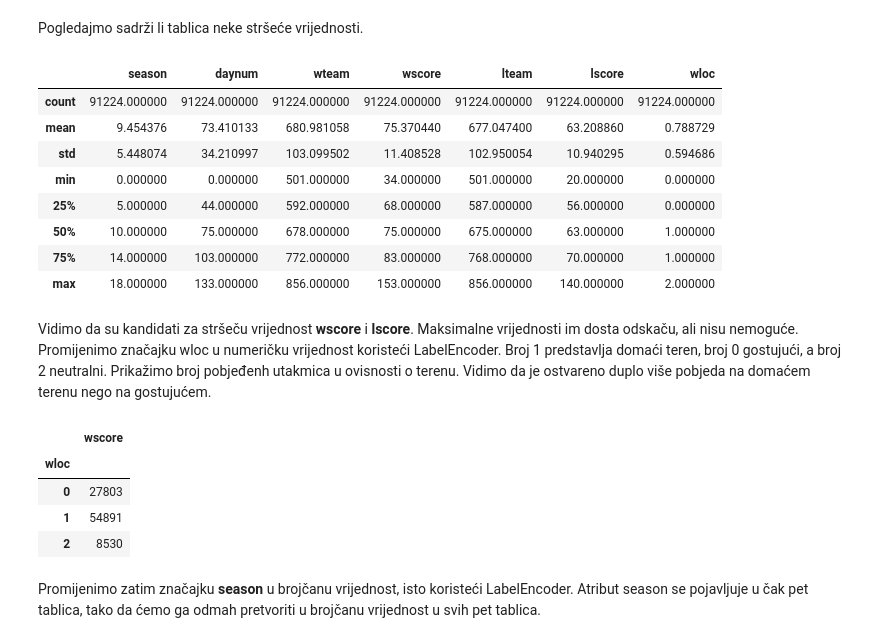
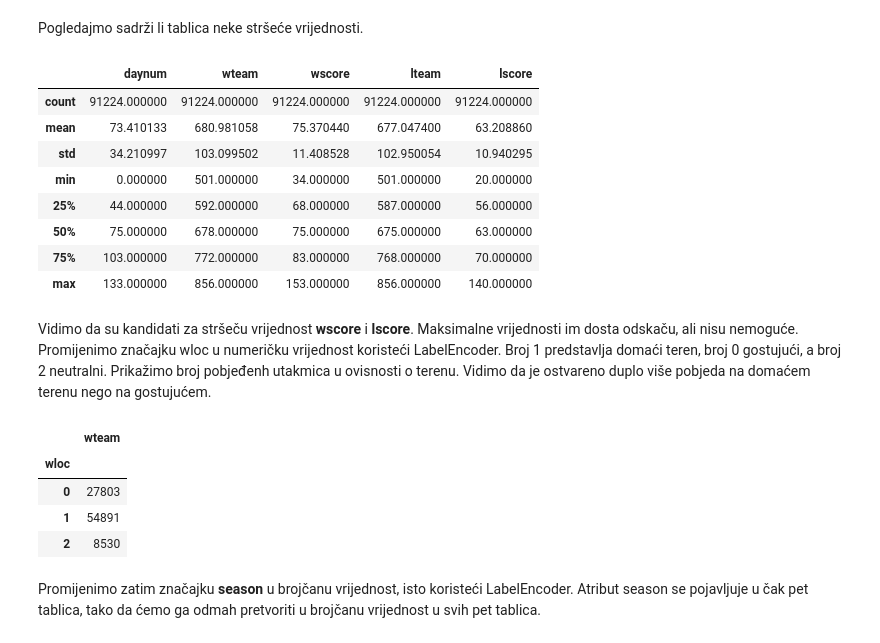
Before and after one commit to mateivic/Project-UUZOP, a Jupyter notebook: Projekt1.ipynb, the cells around one changed output. Cells and saved outputs as stored; diff of their text form; code cells hidden in the pictures.

```diff
--- a/Projekt1.ipynb
+++ b/Projekt1.ipynb
@@ -16,12 +16,12 @@ from sklearn.feature_selection import SelectKBest, mutual_info_classif
 # %% [markdown]
 Učitajmo najprije podatke u bilježnicu i pregledajmo što smo učitali.
 # %%
-teams = pd.read_csv("./Projekt/data/teams.csv")
-seasons = pd.read_csv("./Projekt/data/seasons.csv")
-season_results = pd.read_csv("./Projekt/data/regular_season_results.csv")
-tourney_results = pd.read_csv("./Projekt/data/tourney_results.csv")
-tourney_seeds = pd.read_csv("./Projekt/data/tourney_seeds.csv")
-tourney_slots = pd.read_csv("./Projekt/data/tourney_slots.csv")
+teams = pd.read_csv("./data/teams.csv")
+seasons = pd.read_csv("./data/seasons.csv")
+season_results = pd.read_csv("./data/regular_season_results.csv")
+tourney_results = pd.read_csv("./data/tourney_results.csv")
+tourney_seeds = pd.read_csv("./data/tourney_seeds.csv")
+tourney_slots = pd.read_csv("./data/tourney_slots.csv")
 
 print('(teams rows, teams columns) -> ', teams.shape)
 print('(seasons rows, seasons columns) -> ', seasons.shape)
@@ -142,17 +142,17 @@ dtype: int64
 # %% [markdown]
 Pogledajmo sadrži li tablica neke stršeće vrijednosti.
 # %%
-season_results_tmp.describe()
+season_results.describe()
 # %% [output]
-|  | season | daynum | wteam | wscore | lteam | lscore | wloc |
-| count | 91224.000000 | 91224.000000 | 91224.000000 | 91224.000000 | 91224.000000 | 91224.000000 | 91224.000000 |
-| mean | 9.454376 | 73.410133 | 680.981058 | 75.370440 | 677.047400 | 63.208860 | 0.788729 |
-| std | 5.448074 | 34.210997 | 103.099502 | 11.408528 | 102.950054 | 10.940295 | 0.594686 |
-| min | 0.000000 | 0.000000 | 501.000000 | 34.000000 | 501.000000 | 20.000000 | 0.000000 |
-| 25% | 5.000000 | 44.000000 | 592.000000 | 68.000000 | 587.000000 | 56.000000 | 0.000000 |
-| 50% | 10.000000 | 75.000000 | 678.000000 | 75.000000 | 675.000000 | 63.000000 | 1.000000 |
-| 75% | 14.000000 | 103.000000 | 772.000000 | 83.000000 | 768.000000 | 70.000000 | 1.000000 |
-| max | 18.000000 | 133.000000 | 856.000000 | 153.000000 | 856.000000 | 140.000000 | 2.000000 |
+|  | daynum | wteam | wscore | lteam | lscore |
+| count | 91224.000000 | 91224.000000 | 91224.000000 | 91224.000000 | 91224.000000 |
+| mean | 73.410133 | 680.981058 | 75.370440 | 677.047400 | 63.208860 |
+| std | 34.210997 | 103.099502 | 11.408528 | 102.950054 | 10.940295 |
+| min | 0.000000 | 501.000000 | 34.000000 | 501.000000 | 20.000000 |
+| 25% | 44.000000 | 592.000000 | 68.000000 | 587.000000 | 56.000000 |
+| 50% | 75.000000 | 678.000000 | 75.000000 | 675.000000 | 63.000000 |
+| 75% | 103.000000 | 772.000000 | 83.000000 | 768.000000 | 70.000000 |
+| max | 133.000000 | 856.000000 | 153.000000 | 856.000000 | 140.000000 |
 # %% [markdown]
 Vidimo da su kandidati za stršeču vrijednost **wscore** i **lscore**. Maksimalne vrijednosti im dosta odskaču, ali nisu nemoguće. Promijenimo značajku wloc u numeričku vrijednost koristeći LabelEncoder. Broj 1 predstavlja domaći teren, broj 0 gostujući, a broj 2 neutralni. Prikažimo broj pobjeđenh utakmica u ovisnosti o terenu. Vidimo da je ostvareno duplo više pobjeda na domaćem terenu nego na gostujućem.
 # %%
@@ -160,9 +160,9 @@ le = LabelEncoder()
 le.fit(season_results.loc[:,'wloc'])
 season_results.loc[:,'wloc'] = le.transform(season_results.loc[:,'wloc'])
 
-season_results[['wloc','wscore']].groupby('wloc').count()
+season_results[['wloc','wteam']].groupby('wloc').count()
 # %% [output]
-|  | wscore |
+|  | wteam |
 | wloc |  |
 | 0 | 27803 |
 | 1 | 54891 |
```
Also changed, not shown: 14 other files.
